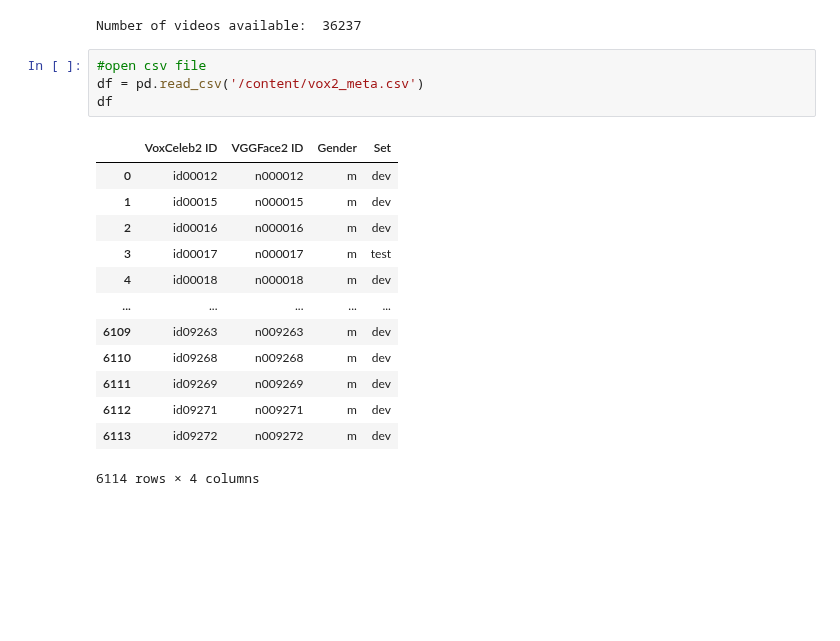
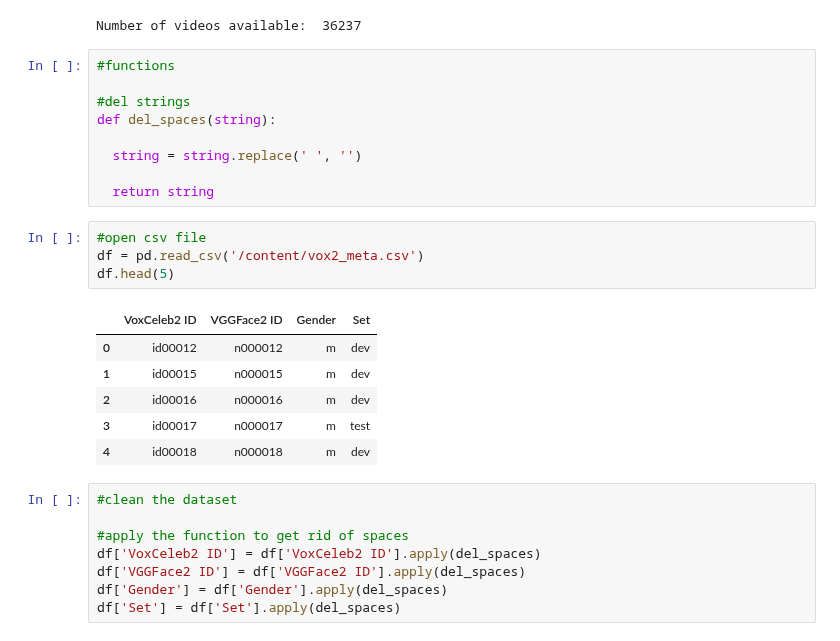
Before and after one commit to kaneelgit/msi_voxceleb, a Jupyter notebook: voxceleb_data_handle.ipynb, the cells around one changed output. Saved outputs shown, nothing was run; the diff lists cells and outputs as text; blank space fills up the shorter version.

```diff
--- a/voxceleb_data_handle.ipynb
+++ b/voxceleb_data_handle.ipynb
@@ -40,22 +41,32 @@ for path, directories, files in os.walk('/content/mp4/'):
 print('Number of videos available: ', len(vid_paths))
 # %% [output]
 Number of videos available:  36237
+# %%
+#functions
+
+#del strings
+def del_spaces(string):
+
+  string = string.replace(' ', '')
+
+  return string
 # %%
 #open csv file
 df = pd.read_csv('/content/vox2_meta.csv')
-df
+df.head(5)
 # %% [output]
 |  | VoxCeleb2 ID | VGGFace2 ID | Gender | Set |
 | 0 | id00012 | n000012 | m | dev |
 | 1 | id00015 | n000015 | m | dev |
 | 2 | id00016 | n000016 | m | dev |
 | 3 | id00017 | n000017 | m | test |
 | 4 | id00018 | n000018 | m | dev |
-| ... | ... | ... | ... | ... |
-| 6109 | id09263 | n009263 | m | dev |
-| 6110 | id09268 | n009268 | m | dev |
-| 6111 | id09269 | n009269 | m | dev |
-| 6112 | id09271 | n009271 | m | dev |
-| 6113 | id09272 | n009272 | m | dev |
-6114 rows × 4 columns
+# %%
+#clean the dataset
+
+#apply the function to get rid of spaces
+df['VoxCeleb2 ID'] = df['VoxCeleb2 ID'].apply(del_spaces)
+df['VGGFace2 ID'] = df['VGGFace2 ID'].apply(del_spaces)
+df['Gender'] = df['Gender'].apply(del_spaces)
+df['Set'] = df['Set'].apply(del_spaces)
 # %%
```
Also changed, not shown: parts of 4 cells of this notebook.
